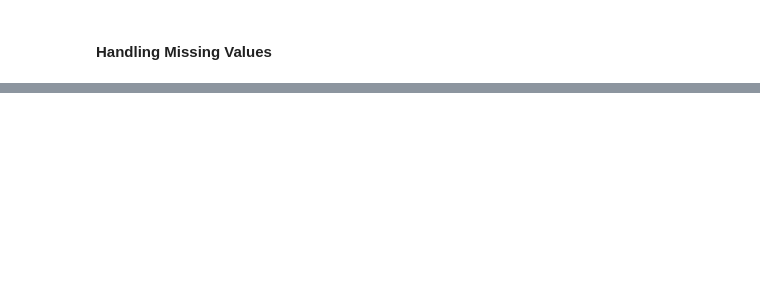
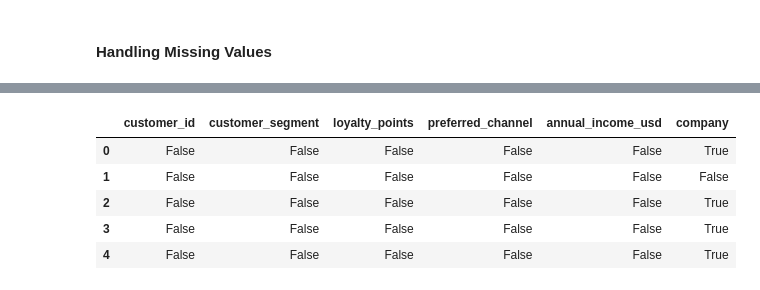
Before and after one commit to Ritik574-coder/python-foundations-to-mastery, a Jupyter notebook: Pandas/pandas_data_cleaning.ipynb, the cells around one changed output, grey strips where cells are left out. Saved outputs shown, nothing was run; the diff lists cells and outputs as text; code cells hidden in the pictures; blank space fills up the shorter version.

```diff
--- a/Pandas/pandas_data_cleaning.ipynb
+++ b/Pandas/pandas_data_cleaning.ipynb
@@ -77,0 +120,10 @@ df['col'].replace(r'^\s*$', np.nan, regex=True)  # whitespace-only → NaN
+# %%
+# .isna is the alias of .isnull both doing same work
+customer_business_info_df.isna().head()
+# %% [output]
+|  | customer_id | customer_segment | loyalty_points | preferred_channel | annual_income_usd | company |
+| 0 | False | False | False | False | False | True |
+| 1 | False | False | False | False | False | False |
+| 2 | False | False | False | False | False | True |
+| 3 | False | False | False | False | False | True |
+| 4 | False | False | False | False | False | True |
```
Also changed, not shown: parts of 23 cells of this notebook.
